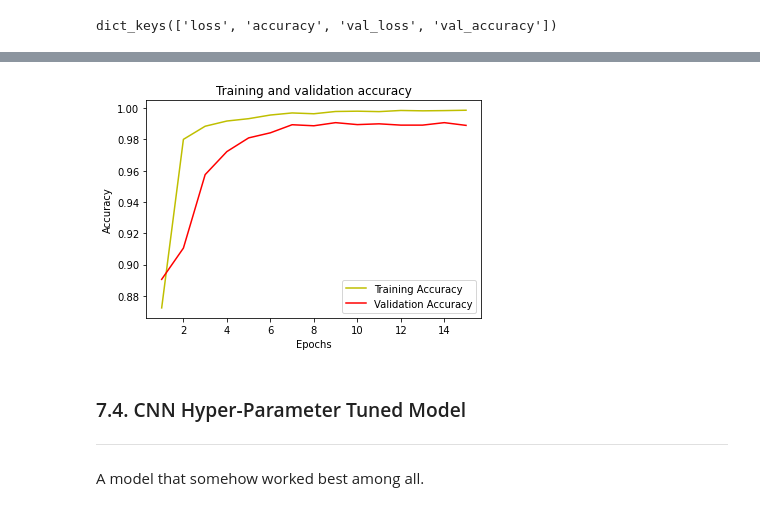
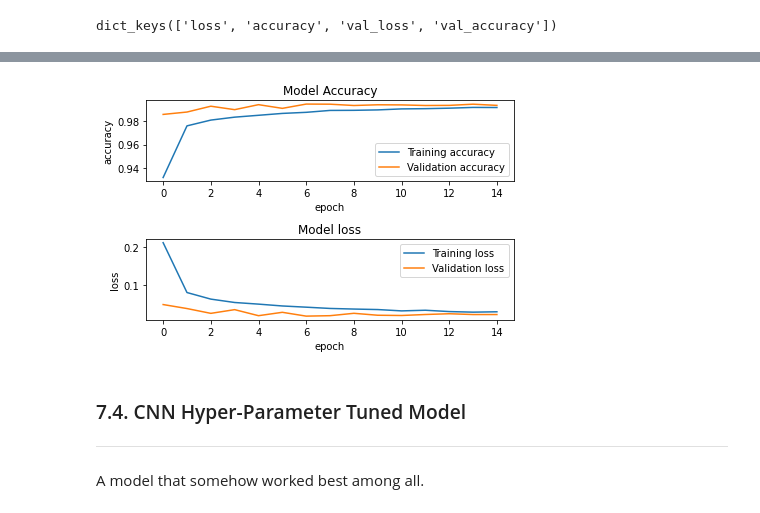
Before and after one commit to ngzhankang/Deep-Learning, a Jupyter notebook: Assignment_1.ipynb, the cells around one changed output, grey strips where cells are left out. Drawn from its saved outputs; the diff is of its cells as text; code cells hidden in the pictures.

Commit message:
First edit to hyperparameter tuned model.

```diff
--- a/Assignment_1.ipynb
+++ b/Assignment_1.ipynb
@@ -697,8 +693,0 @@ _________________________________________________________________
-# %%
-# passing params into the newly created model and compile it
-model.compile(optimizer='adam',
-          loss='categorical_crossentropy',
-          metrics=['accuracy'])
-
-# train the model
-history = model.fit(x_train,y_train, validation_split=0.2, batch_size=num_pixels, epochs=15, verbose=1, callbacks=[EarlyStopping(monitor='loss', patience=2)])
@@ -722,0 +710,17 @@ Epoch 15/15
+# %%
+# declare out batch size to be used here
+BATCH_SIZE = 64
+
+# generator to flow input images and labels into the model
+train_generator = train_gen.flow(x_train, y_train, batch_size=BATCH_SIZE)
+test_generator = test_gen.flow(x_test, y_test, batch_size=BATCH_SIZE)
+# %%
+# train the model (we use model.fit since model.fit_generator has been depreciated)
+history = model.fit(
+    train_generator,
+    steps_per_epoch=60000//BATCH_SIZE,
+    epochs=15,
+    validation_data=test_generator,
+    validation_steps=10000//BATCH_SIZE,
+    callbacks=[EarlyStopping(monitor='loss', patience=2)]
+)
@@ -742,16 +750,25 @@ plt.show()
-# %%
-# plot a accuracy and validation accuracy graph to see the training and validation accuracy at each epoch
-accuracy = history.history['accuracy']
-val_accuracy = history.history['val_accuracy']
-plt.plot(epochs, accuracy, 'y', label='Training Accuracy')
-plt.plot(epochs, val_accuracy, 'r', label='Validation Accuracy')
-plt.title('Training and validation accuracy')
-plt.xlabel('Epochs')
-plt.ylabel('Accuracy')
-plt.legend()
-plt.show()
-# %% [output]
-[figure, removed]
+# %%
+# plotting the accuracy and loss graphs
+fig = plt.figure()
+plt.subplot(2,1,1)
+plt.plot(history.history['accuracy'])
+plt.plot(history.history['val_accuracy'])
+plt.title('Model Accuracy')
+plt.ylabel('accuracy')
+plt.xlabel('epoch')
+plt.legend(['Training accuracy', 'Validation accuracy'], loc='best')
+
+plt.subplot(2,1,2)
+plt.plot(history.history['loss'])
+plt.plot(history.history['val_loss'])
+plt.title('Model loss')
+plt.ylabel('loss')
+plt.xlabel('epoch')
+plt.legend(['Training loss', 'Validation loss'], loc='best')
+
+plt.tight_layout()
+# %% [output]
+[figure, added]
 # %% [markdown]
 ### 7.4. CNN Hyper-Parameter Tuned Model
 
```
Also changed, not shown: parts of 16 cells of this notebook.
